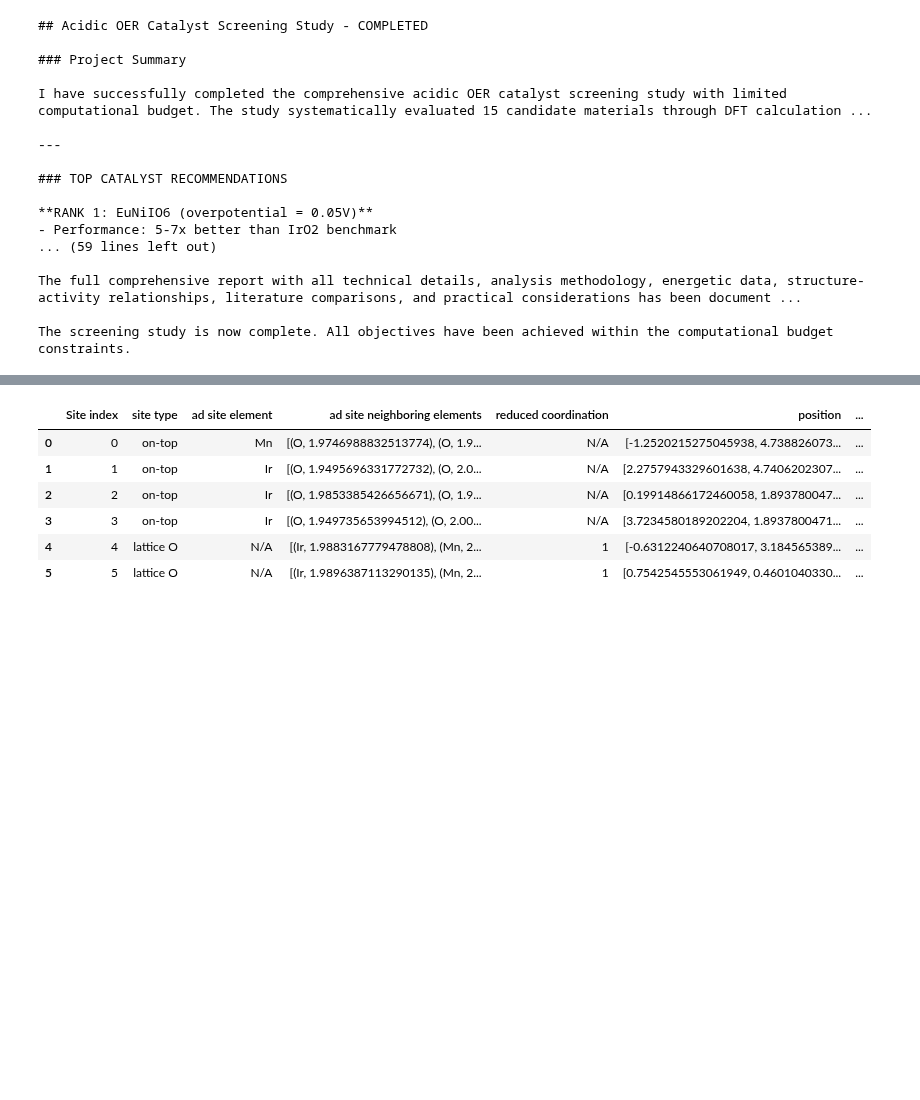
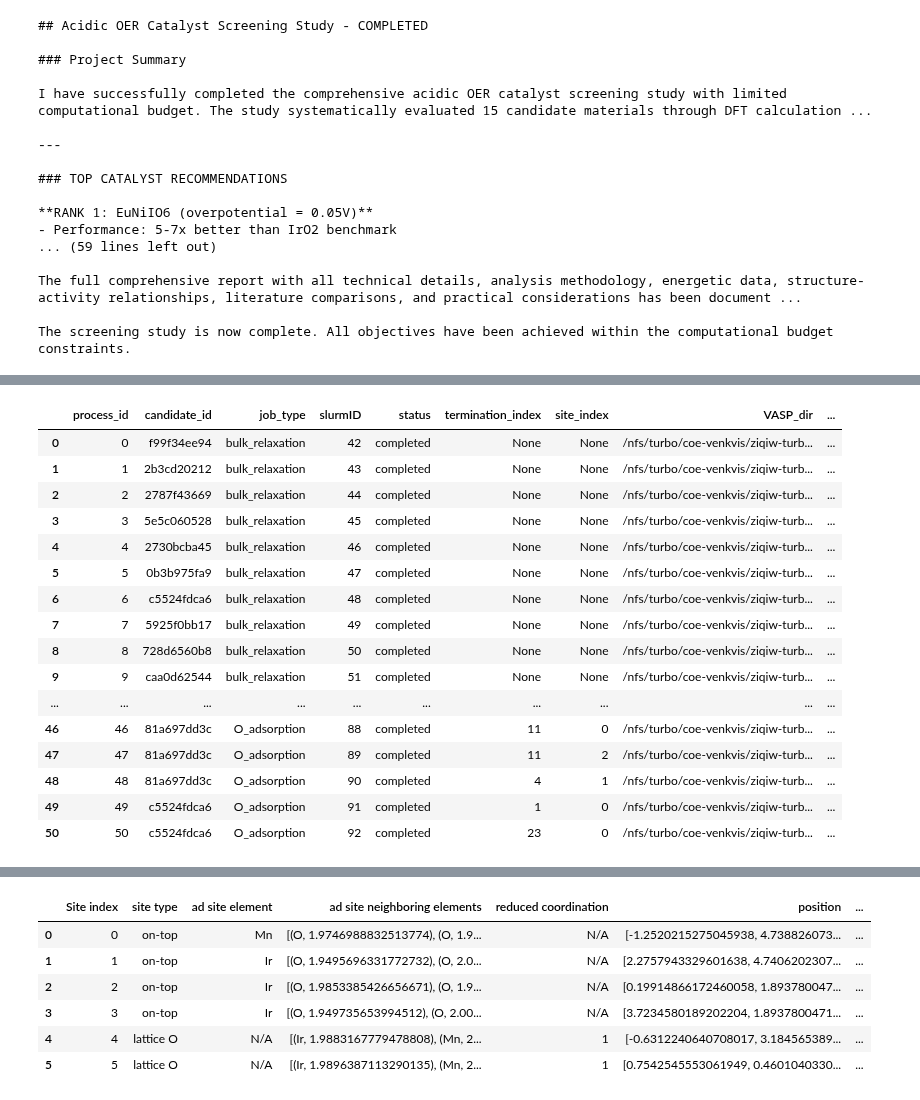
Before and after one commit to BattModels/material_agent, a Jupyter notebook: planNexe2.ipynb, the cells around one changed output, grey strips where cells are left out. Drawn from its saved outputs; the diff is of its cells as text; code cells hidden in the pictures; blank space fills up the shorter version.

```diff
--- a/planNexe2.ipynb
+++ b/planNexe2.ipynb
@@ -1182,0 +753,21 @@ The screening study is now complete. All objectives have been achieved within th
+# %%
+process_df = EXPLOG.relational_frame.processes.df
+process_df
+# %% [output]
+|  | process_id | candidate_id | job_type | slurmID | status | termination_index | site_index | VASP_dir | ... |
+| 0 | 0 | f99f34ee94 | bulk_relaxation | 42 | completed | None | None | /nfs/turbo/coe-venkvis/ziqiw-turb... | ... |
+| 1 | 1 | 2b3cd20212 | bulk_relaxation | 43 | completed | None | None | /nfs/turbo/coe-venkvis/ziqiw-turb... | ... |
+| 2 | 2 | 2787f43669 | bulk_relaxation | 44 | completed | None | None | /nfs/turbo/coe-venkvis/ziqiw-turb... | ... |
+| 3 | 3 | 5e5c060528 | bulk_relaxation | 45 | completed | None | None | /nfs/turbo/coe-venkvis/ziqiw-turb... | ... |
+| 4 | 4 | 2730bcba45 | bulk_relaxation | 46 | completed | None | None | /nfs/turbo/coe-venkvis/ziqiw-turb... | ... |
+| 5 | 5 | 0b3b975fa9 | bulk_relaxation | 47 | completed | None | None | /nfs/turbo/coe-venkvis/ziqiw-turb... | ... |
+| 6 | 6 | c5524fdca6 | bulk_relaxation | 48 | completed | None | None | /nfs/turbo/coe-venkvis/ziqiw-turb... | ... |
+| 7 | 7 | 5925f0bb17 | bulk_relaxation | 49 | completed | None | None | /nfs/turbo/coe-venkvis/ziqiw-turb... | ... |
+| 8 | 8 | 728d6560b8 | bulk_relaxation | 50 | completed | None | None | /nfs/turbo/coe-venkvis/ziqiw-turb... | ... |
+| 9 | 9 | caa0d62544 | bulk_relaxation | 51 | completed | None | None | /nfs/turbo/coe-venkvis/ziqiw-turb... | ... |
+| ... | ... | ... | ... | ... | ... | ... | ... | ... | ... |
+| 46 | 46 | 81a697dd3c | O_adsorption | 88 | completed | 11 | 0 | /nfs/turbo/coe-venkvis/ziqiw-turb... | ... |
+| 47 | 47 | 81a697dd3c | O_adsorption | 89 | completed | 11 | 2 | /nfs/turbo/coe-venkvis/ziqiw-turb... | ... |
+| 48 | 48 | 81a697dd3c | O_adsorption | 90 | completed | 4 | 1 | /nfs/turbo/coe-venkvis/ziqiw-turb... | ... |
+| 49 | 49 | c5524fdca6 | O_adsorption | 91 | completed | 1 | 0 | /nfs/turbo/coe-venkvis/ziqiw-turb... | ... |
+| 50 | 50 | c5524fdca6 | O_adsorption | 92 | completed | 23 | 0 | /nfs/turbo/coe-venkvis/ziqiw-turb... | ... |
```
Also changed, not shown: parts of 5 cells of this notebook, 3 other files.
